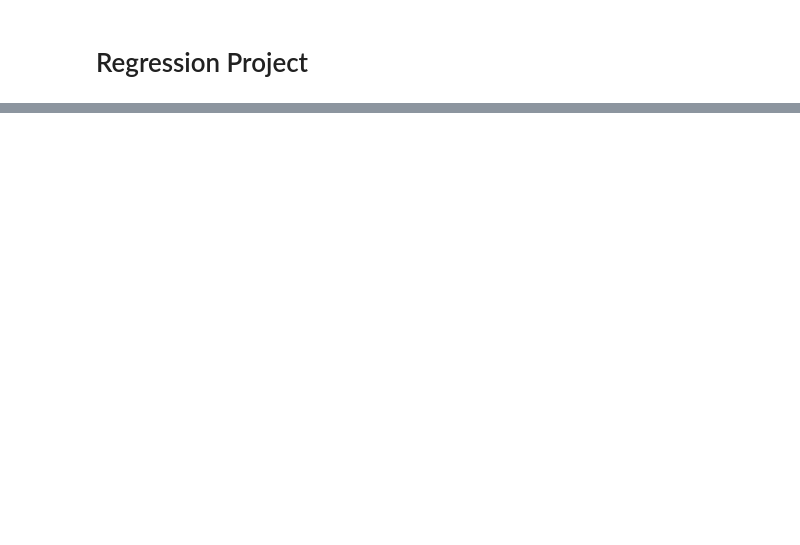
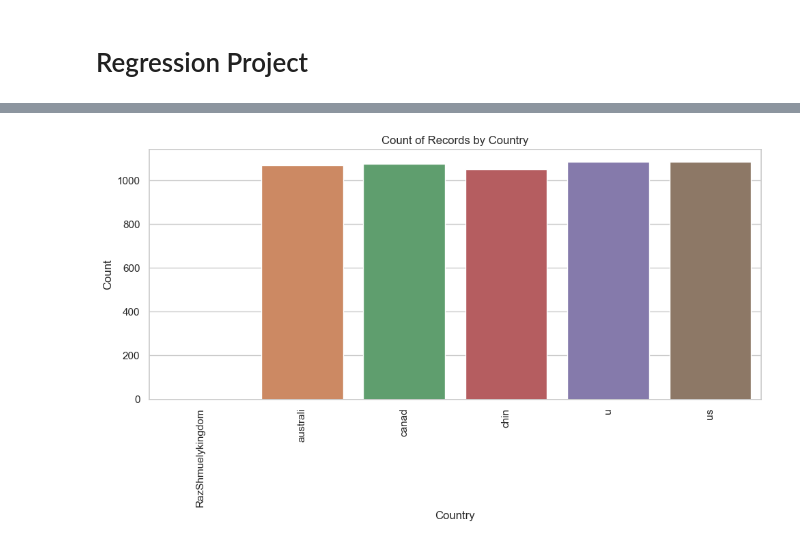
Before and after one commit to Saarle/Regression-Project, a Jupyter notebook: Regression_Project_.ipynb, the cells around one changed output, grey strips where cells are left out. Drawn from its saved outputs; the diff is of its cells as text; code cells hidden in the pictures; blank space fills up the shorter version.

```diff
--- a/Regression_Project_.ipynb
+++ b/Regression_Project_.ipynb
@@ -30,7 +30,9 @@ def csv_drive_path_generatoer(url):
  return path
 # %%
 path = csv_drive_path_generatoer('https://drive.google.com/file/d/1R3vBFIn6YPrgpvyAADCY0yAYthaGy9NF/view?usp=sharing')
-
+path_y = csv_drive_path_generatoer('https://drive.google.com/file/d/10wLZgOF00TY5Kmg0d_rn_agoEAFMVbwB/view?usp=sharing')
 X = pd.read_csv(path)
-X.sample(5)
+y=  pd.read_csv(path_y)
+print(X.sample(5))
+print(y.sample(5))
 # %% [output]
@@ -37,0 +56,14 @@ ParserError: ignored
+# %%
+X.rename(columns = {"Unnamed: 0.1": "Id1",
+                    "Unnamed: 0": "Id2",
+                    "Education Level":"Education_Level",
+                    "Job Title": "Job_Title",
+                   "Years of Experience": "Years_of_Experience"},
+                    inplace=True)
+
+column_order =['id','Id1','Id2','Gender','Education_Level','Job_Title','Years_of_Experience','Country','Race','height','weight','professionalism']
+X = X[column_order]
+# %%
+data = X.join(y)
+data.set_index('id' , inplace= True)
+data.sort_values(by='id')
@@ -37,0 +85,13 @@ ParserError: ignored
+# %%
+country = data.groupby('Country').size().reset_index(name='Count')
+
+sns.set(style="whitegrid")
+plt.figure(figsize=(10, 6))
+sns.barplot(data=country, x='Country', y='Count')
+plt.xticks(rotation=90)
+plt.xlabel('Country')
+plt.ylabel('Count')
+plt.title('Count of Records by Country')
+plt.tight_layout()
+# %% [output]
+[figure, added]
```
Also changed, not shown: parts of 9 cells of this notebook.
